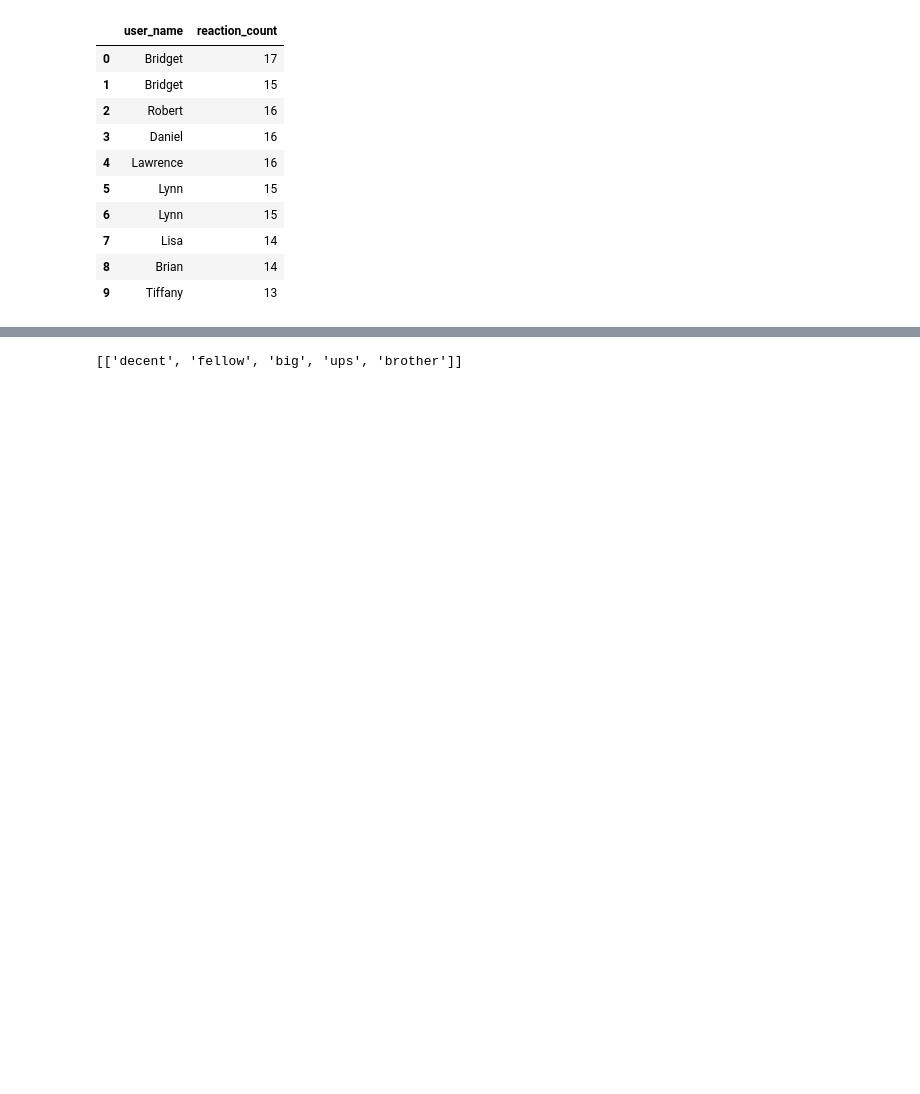
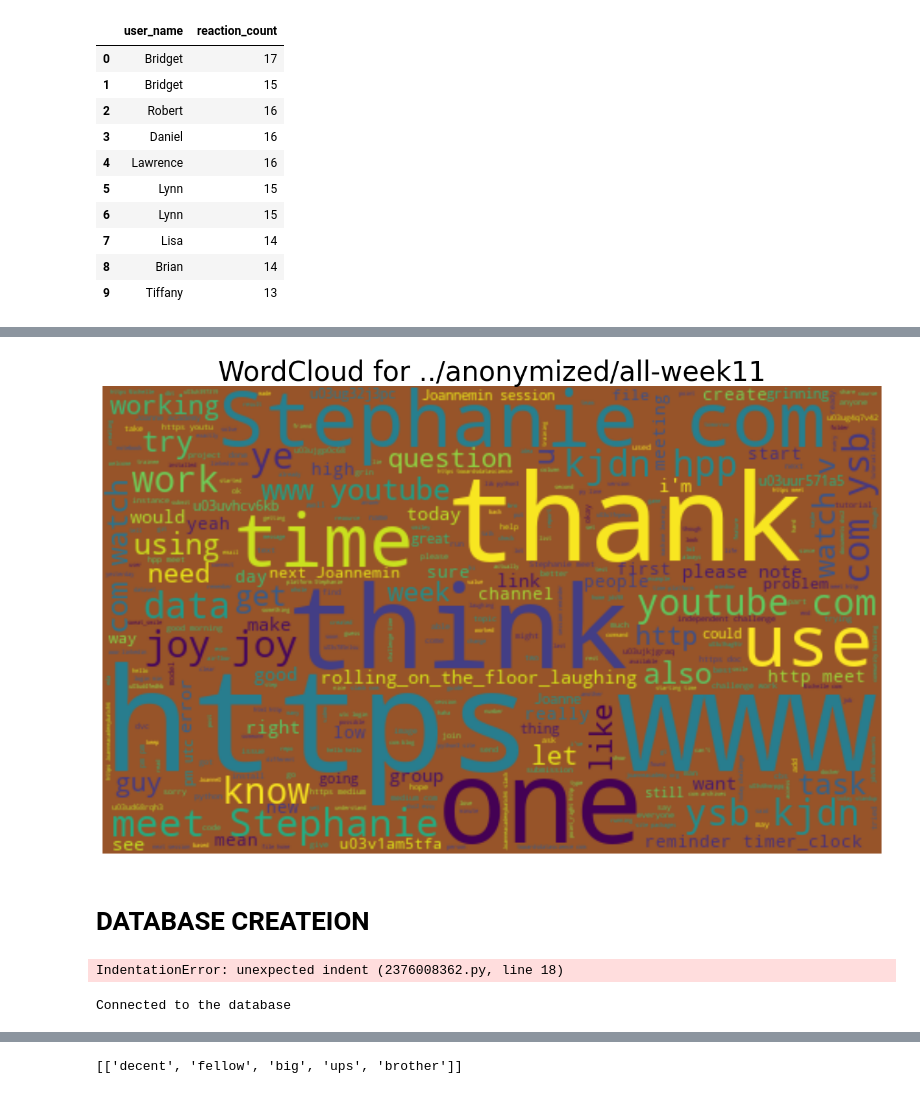
Before and after one commit to Azizadx/nasrallah-week0_10academy, a Jupyter notebook: notebooks/parse_slack_data.ipynb, the cells around one changed output, grey strips where cells are left out. Saved outputs shown, nothing was run; the diff lists cells and outputs as text; code cells hidden in the pictures; blank space fills up the shorter version.

```diff
--- a/notebooks/parse_slack_data.ipynb
+++ b/notebooks/parse_slack_data.ipynb
@@ -731,0 +731,33 @@ messages.tail(10)
+# %%
+draw_wordcloud(dframe['msg_content'],'../anonymized/all-week11')
+# %% [output]
+[figure, added]
+# %% [markdown]
+# DATABASE CREATEION
+# %%
+# password= quote_plus('123')
+# Replace the connection parameters with your actual values
+# def connectdb():
+#     db_host = "172.24.0.3"
+#     db_port = 5432
+#     db_name = "slack_db"
+#     db_password = "12365"
+#     db_user="aziza"
+#     conn = psycopg2.connect(host=db_host, port=db_port, database=db_name, user=db_user, password=db_password)
+
+# db_connection = psycopg2.connect(
+#     host="172.24.0.3",
+#     port="5435",
+#     database="slack_db",
+#     user="aziza",
+#     password="12365"
+# )
+    print('hello thre')
+    # print(conn)
+
+# db_connection = create_engine(f'postgresql://postgres:{password}@localhost:{port}/slack_db?')
+# print(db_connection)
+# user_message_counts.to_sql('message_count', db_connection, if_exists='replace')
+    # conn.dispose()
+# %% [output]
+IndentationError: unexpected indent (2376008362.py, line 18)
@@ -731,0 +779,14 @@ messages.tail(10)
+# %%
+db_host = "localhost"
+db_port = 5435
+db_name = "slack_db"
+db_password = "123"
+db_user="aziza"
+if is_db_connected(db_host, db_port, db_name, db_user, db_password):
+    print("Connected to the database")
+    engine = create_engine(f'postgresql://postgres:{password}@localhost:{port}/{database}')
+    user_message_counts.to_sql('message_count', db_connection, if_exists='replace')
+else:
+    print("Failed to connect to the database")
+# %% [output]
+Connected to the database
```
Also changed, not shown: parts of 21 cells of this notebook, 3 other files.
